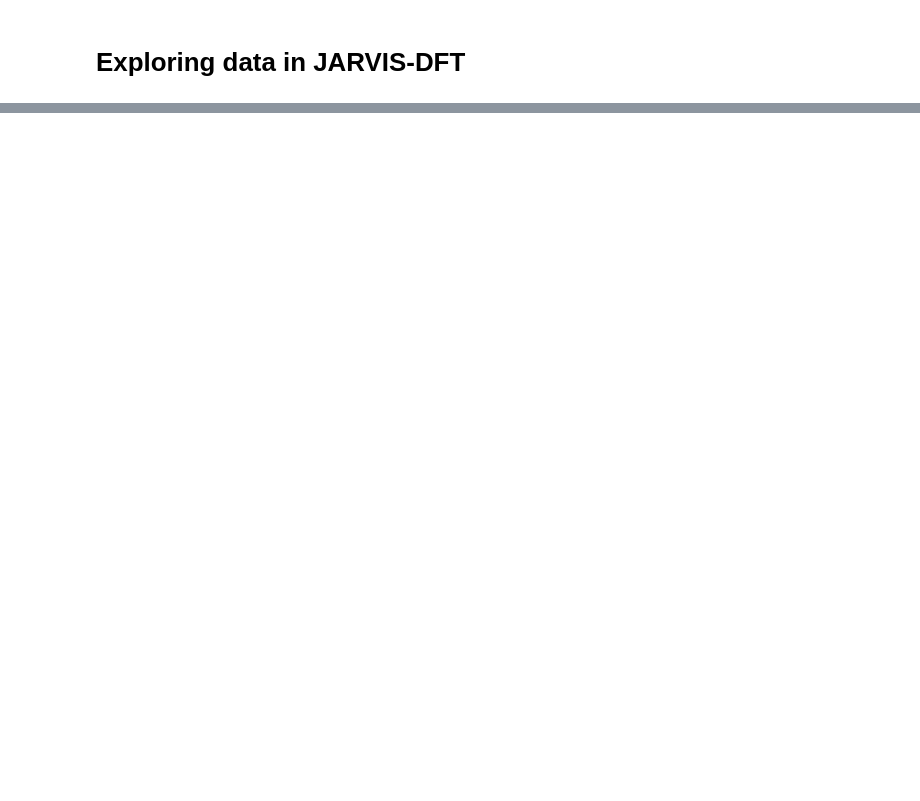
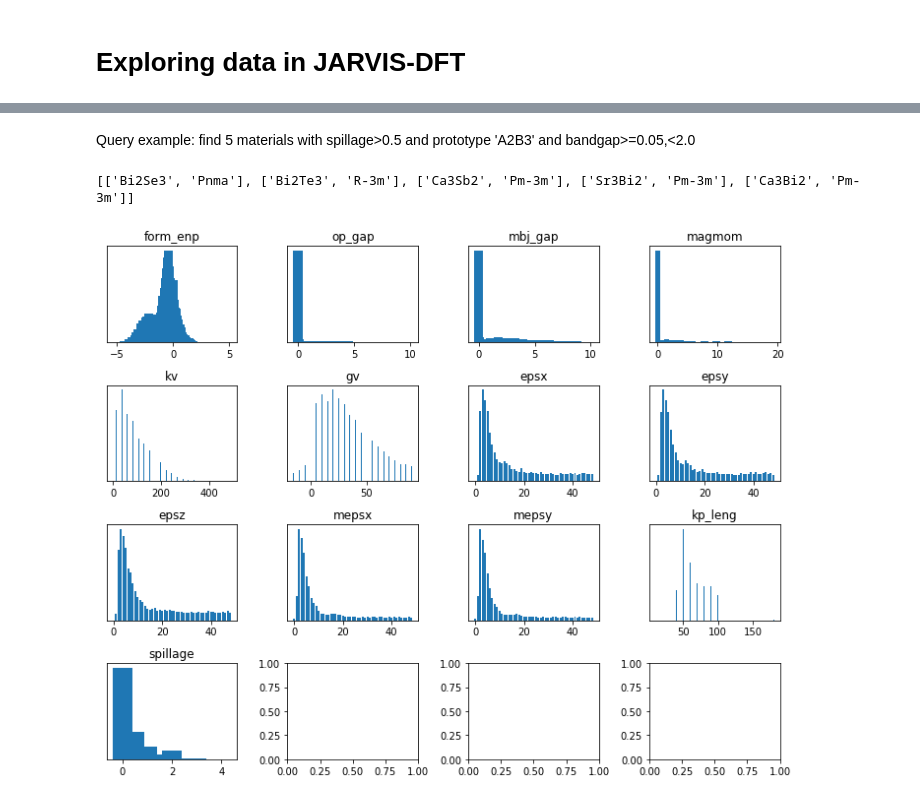
Before and after one commit to usnistgov/jarvis, a Jupyter notebook: jarvis/db/static/jarvis_dft-explore.ipynb, the cells around one changed output, grey strips where cells are left out. Cells and saved outputs as stored; diff of their text form; code cells hidden in the pictures; blank space fills up the shorter version.

```diff
--- a/jarvis/db/static/jarvis_dft-explore.ipynb
+++ b/jarvis/db/static/jarvis_dft-explore.ipynb
@@ -129,0 +102,56 @@ from matplotlib import pyplot as plt
+# %% [markdown]
+Query example: find 5 materials with spillage>0.5 and prototype 'A2B3' and bandgap>=0.05,<2.0
+# %%
+from pymatgen.symmetry.analyzer import SpacegroupAnalyzer
+forms=[]
+for i in dat_3d:
+    ano_formula=i['final_str'].composition.anonymized_formula
+    formula=i['final_str'].composition.reduced_formula
+    gap=i['op_gap'] # or i['phi']['scf_gap']
+    if i['spillage']!='na' and i['spillage']>=0.5 and gap !='na' \
+    and gap>=0.05 and gap<2.0 and ano_formula=='A2B3' and formula not in forms :
+        spg=SpacegroupAnalyzer(i['final_str']).get_space_group_symbol()
+        val=[formula,spg]
+        forms.append(val)
+        if len(forms)==5:
+            break
+print (forms)
+# %% [output]
+[['Bi2Se3', 'Pnma'], ['Bi2Te3', 'R-3m'], ['Ca3Sb2', 'Pm-3m'], ['Sr3Bi2', 'Pm-3m'], ['Ca3Bi2', 'Pm-3m']]
+# %%
+# Example of plots that could be made using the JSON file:
+%matplotlib inline
+from matplotlib import pyplot as plt
+fig, ax = plt.subplots(figsize=(10,8),nrows=4, ncols=4)
+props={'form_enp':[ax[0,0],.1,[-5,5]],'op_gap':[ax[0,1],.1,[0,10]],'mbj_gap':[ax[0,2],.1,[0,10]],
+       'magmom':[ax[0,3],.5,[0,20]],'kv':[ax[1,0],5,[-2,500]],'gv':[ax[1,1],5,[-15,100]],
+       'epsx':[ax[1,2],1,[0,50]],'epsy':[ax[1,3],1,[0,50]],'epsz':[ax[2,0],1,[0,50]],
+       'mepsx':[ax[2,1],1,[0,50]],'mepsy':[ax[2,2],1,[0,50]],'kp_leng':[ax[2,3],10,[10,200]],
+       'spillage':[ax[3,1],.5,[0,5]],'spillage':[ax[3,0],.5,[0,5]]}
+
+info={}
+for i in dat_3d:
+ for j in props.keys():
+    if i[j]!='na' and i[j]!={} :
+      if j=='magmom':
+        val=i['magmom']['magmom_osz']
+      else:
+       if not math.isinf(i[j]):
+         val=i[j]
+      info.setdefault(j, []).append(val)
+
+
+for i,j in info.items():
+
+  max_val=props[i][2][1]
+  min_val=props[i][2][0]
+  interval=props[i][1]
+  hist, bins = np.histogram(j,bins=np.arange(min_val, max_val , interval), density=False)
+  ax=props[i][0]
+  ax.bar(bins[:-1],hist)
+  ax.set_title(i)
+  ax.set_yticks([])
+
+plt.tight_layout()
+# %% [output]
+[figure, added]
```
Also changed, not shown: parts of 27 cells of this notebook.
